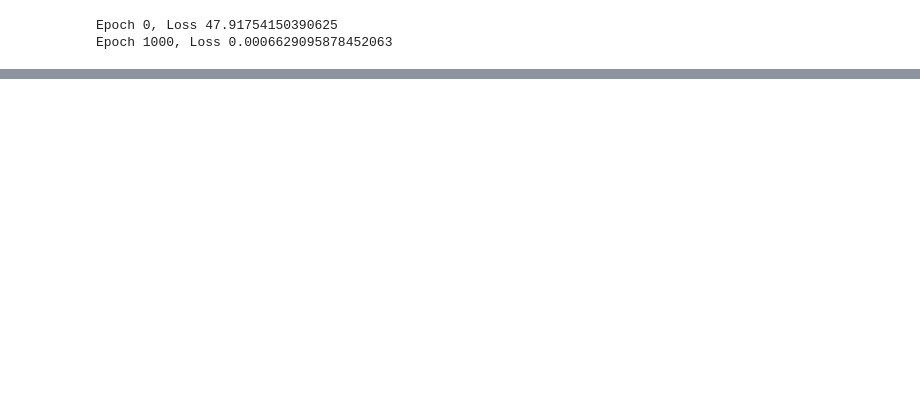
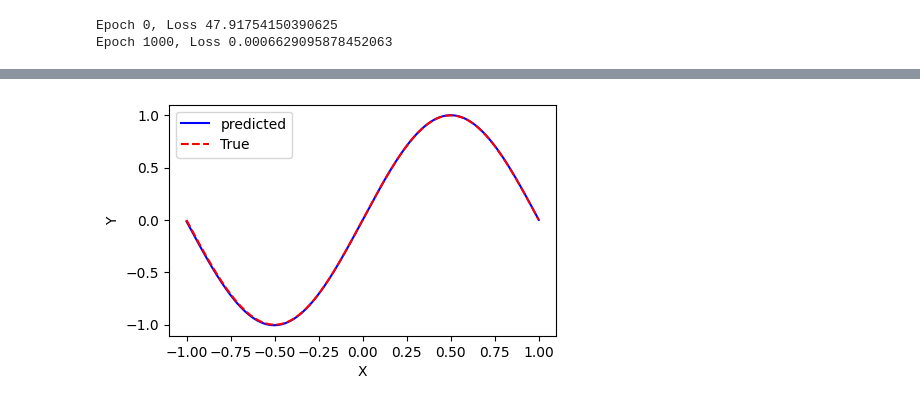
Before and after one commit to parthasarathipanda2006/Projects, a Jupyter notebook: PINN.ipynb, the cells around one changed output, grey strips where cells are left out. Cells and saved outputs as stored; diff of their text form; code cells hidden in the pictures; blank space fills up the shorter version.

```diff
--- a/PINN.ipynb
+++ b/PINN.ipynb
@@ -83,0 +85,15 @@ plt.show()
+# %%
+x_test2=np.linspace(-5,5,500).reshape(-1,1)
+x_test2=tf.convert_to_tensor(x_test,dtype=tf.float32)
+y_pred2=call_model(model,x_test)
+y_true2=np.sin(np.pi*x_test)
+# %%
+plt.figure(figsize=(5,3))
+plt.plot(x_test2,y_pred2,'b-',label='predicted')
+plt.plot(x_test2,y_true2,'r--',label='True')
+plt.xlabel('X')
+plt.ylabel('Y')
+plt.legend()
+plt.show()
+# %% [output]
+[figure, added]
```
Also changed, not shown: parts of 2 cells of this notebook.
